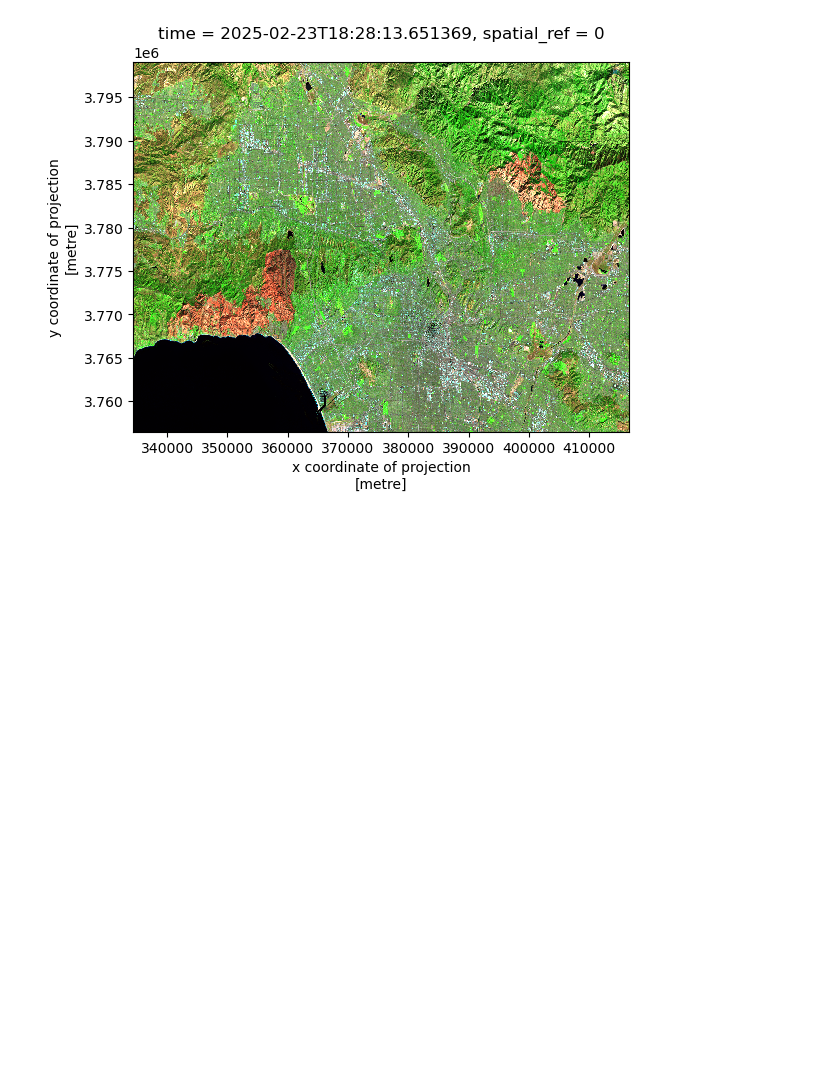
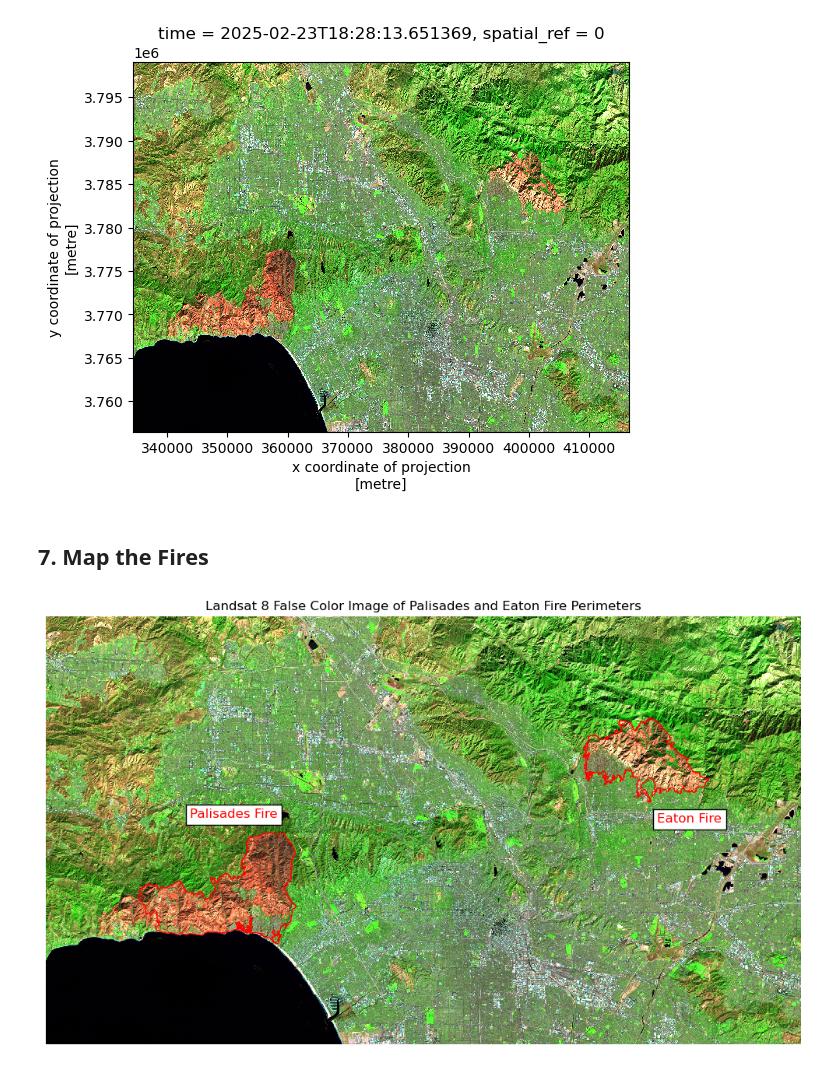
Before and after one commit to Awoo56709/eds220-hw4, a Jupyter notebook: Hw4.ipynb, the cells around one changed output. Cells and saved outputs as stored; diff of their text form; code cells hidden in the pictures; blank space fills up the shorter version.

Commit message:
Add false color plot, add false color image, add summaries, update github repo link, update README

```diff
--- a/Hw4.ipynb
+++ b/Hw4.ipynb
@@ -170,0 +195,29 @@ landsat[['swir22', 'nir08', 'red']].to_array().plot.imshow(robust = True)
+# %% [markdown]
+## 7. Map the Fires
+# %%
+# Create figure
+fig, ax = plt.subplots(1, 1, figsize=(10, 6))
+
+# Add Palisades and Eaton fire perimeters
+eaton.plot(ax=ax, facecolor='none', edgecolor='red', linewidth=1,legend=True)
+palisades.plot(ax=ax, facecolor='none', edgecolor='red', linewidth=1)
+
+
+# Add false color raster
+landsat[["swir22", "nir08", "red"]].to_array().plot.imshow(robust=True)
+
+# Add title
+ax.set_title('Landsat 8 False Color Image of Palisades and Eaton Fire Perimeters')
+
+# Add labels with gray background
+plt.figtext(0.20, 0.51, "Palisades Fire", color='red', fontsize=12, bbox=dict(facecolor='white'))
+plt.figtext(0.80, 0.50, "Eaton Fire", color='red', fontsize=12, bbox=dict(facecolor='white'))
+
+# Remove axes
+ax.axis('off')
+
+# Display the map
+plt.tight_layout()
+plt.show()
+# %% [output]
+[figure, added]
```
Also changed, not shown: parts of 22 cells of this notebook, 1 other file.
